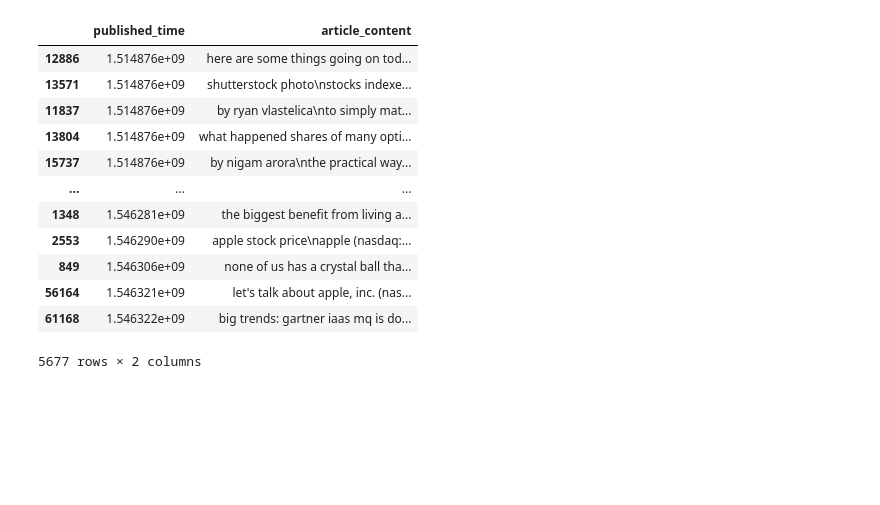
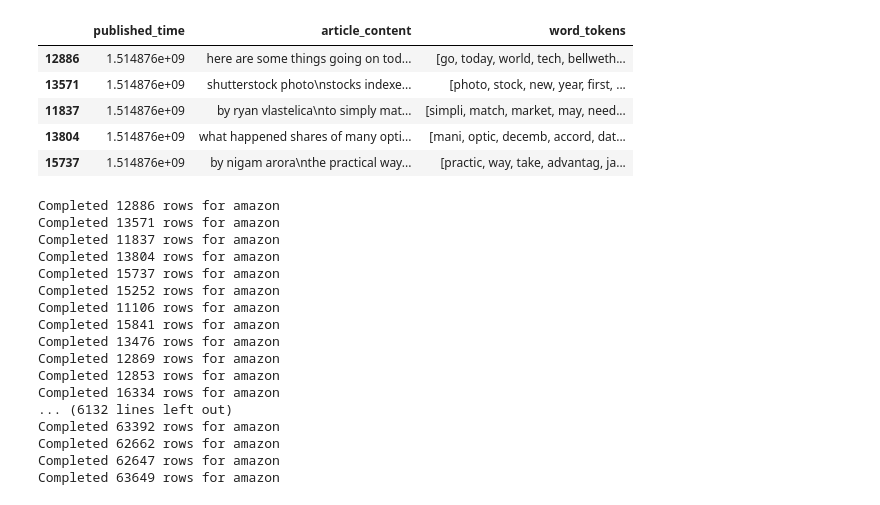
Before and after one commit to swm-stock-precition/stock_prediction_g24_p3, a Jupyter notebook: data_preprocess/news_processing.ipynb, the cells around one changed output. Drawn from its saved outputs; the diff is of its cells as text; code cells hidden in the pictures; blank space fills up the shorter version.

```diff
--- a/data_preprocess/news_processing.ipynb
+++ b/data_preprocess/news_processing.ipynb
@@ -6,10 +6,15 @@ import os
 import pickle
 import time
 # %%
-start_date = datetime.fromisoformat("2018-01-01 00:00").astimezone(tz=timezone.utc).replace(tzinfo=None).timestamp()
-end_date = datetime.fromisoformat("2018-12-31 23:59").astimezone(tz=timezone.utc).replace(tzinfo=None).timestamp()
+import json
+config = json.load(open("../configure.json"))
+start_date = datetime.fromisoformat(config['start_time']).astimezone(tz=timezone.utc).replace(tzinfo=None).timestamp()
+end_date = datetime.fromisoformat(config['end_time']).astimezone(tz=timezone.utc).replace(tzinfo=None).timestamp()
+pwd="/Users/k2rth1k/swm/stock_prediction_g24_p3/"
+swm_dir="/Users/k2rth1k/swm/"
 # %%
-news_path = "/Users/k2rth1k/swm/News"
+
+news_path = swm_dir+"News"
 ignore_files = ['.DS_Store']
 news_folders = os.listdir(news_path)
 article_content = []
@@ -49,16 +104,32 @@ apple_news_data.sort_values('published_time', ascending=True, inplace=True)
 # %%
-amazon_news_data
+amazon_news_data.head()
 # %% [output]
-|  | published_time | article_content |
-| 12886 | 1.514876e+09 | here are some things going on tod... |
-| 13571 | 1.514876e+09 | shutterstock photo\nstocks indexe... |
-| 11837 | 1.514876e+09 | by ryan vlastelica\nto simply mat... |
-| 13804 | 1.514876e+09 | what happened shares of many opti... |
-| 15737 | 1.514876e+09 | by nigam arora\nthe practical way... |
-| ... | ... | ... |
-| 1348 | 1.546281e+09 | the biggest benefit from living a... |
-| 2553 | 1.546290e+09 | apple stock price\napple (nasdaq:... |
-| 849 | 1.546306e+09 | none of us has a crystal ball tha... |
-| 56164 | 1.546321e+09 | let's talk about apple, inc. (nas... |
-| 61168 | 1.546322e+09 | big trends: gartner iaas mq is do... |
+|  | published_time | article_content | word_tokens |
+| 12886 | 1.514876e+09 | here are some things going on tod... | [go, today, world, tech, bellweth... |
+| 13571 | 1.514876e+09 | shutterstock photo\nstocks indexe... | [photo, stock, new, year, first, ... |
+| 11837 | 1.514876e+09 | by ryan vlastelica\nto simply mat... | [simpli, match, market, may, need... |
+| 13804 | 1.514876e+09 | what happened shares of many opti... | [mani, optic, decemb, accord, dat... |
+| 15737 | 1.514876e+09 | by nigam arora\nthe practical way... | [practic, way, take, advantag, ja... |
-5677 rows × 2 columns
+# %%
+corpus = []
+for index, row in amazon_news_data.iterrows():
+    corpus.append(' '.join(row['word_tokens']))
+    print("Completed %d rows for amazon" % index)
+# %% [output]
+Completed 12886 rows for amazon
+Completed 13571 rows for amazon
+Completed 11837 rows for amazon
+Completed 13804 rows for amazon
+Completed 15737 rows for amazon
+Completed 15252 rows for amazon
+Completed 11106 rows for amazon
+Completed 15841 rows for amazon
+Completed 13476 rows for amazon
+Completed 12869 rows for amazon
+Completed 12853 rows for amazon
+Completed 16334 rows for amazon
+... (6132 lines left out)
+Completed 63392 rows for amazon
+Completed 62662 rows for amazon
+Completed 62647 rows for amazon
+Completed 63649 rows for amazon
```
Also changed, not shown: parts of 23 cells of this notebook, 9 other files.
